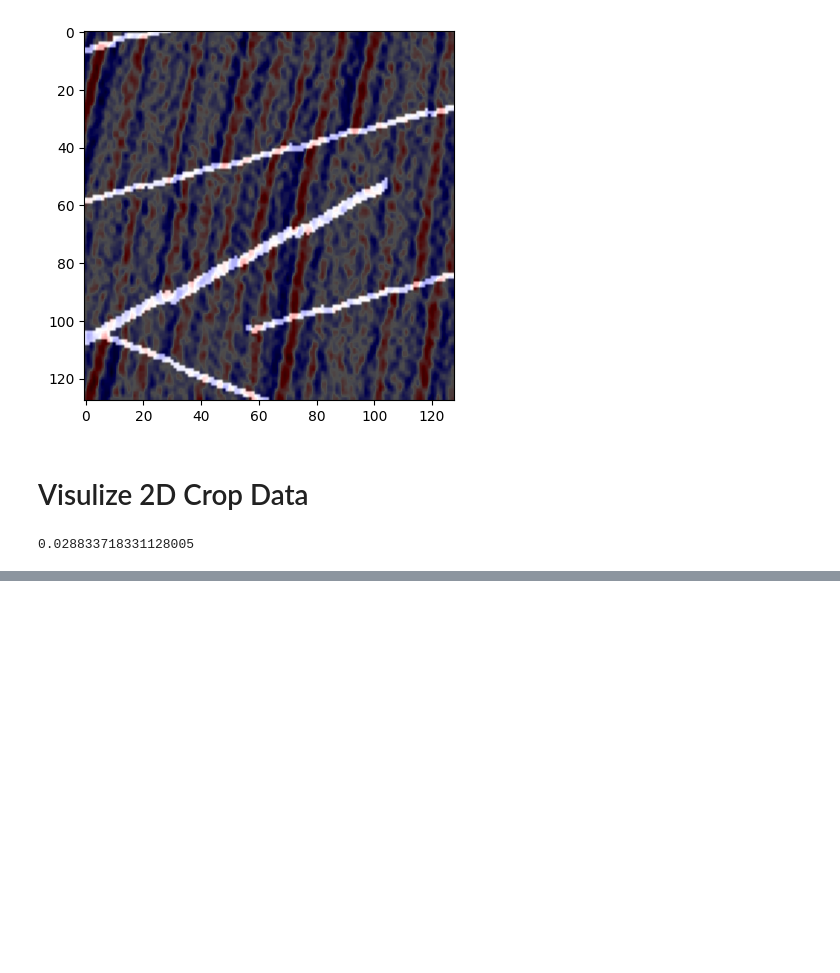
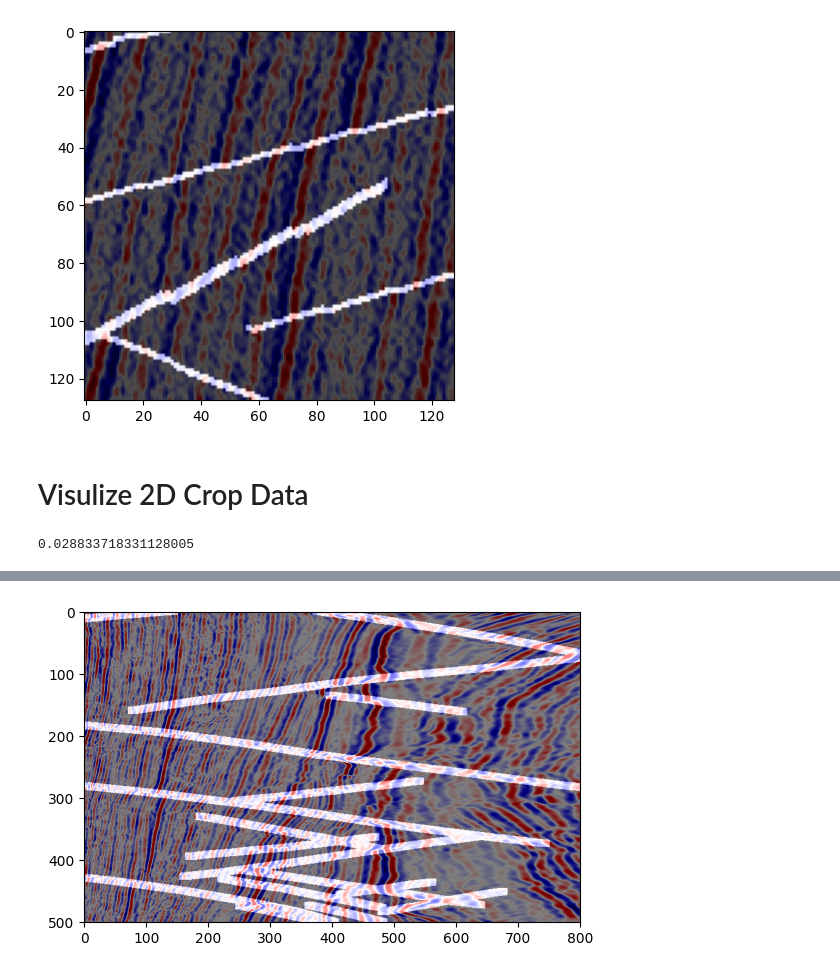
Before and after one commit to Kinlyran/Fault_Recong_zzr, a Jupyter notebook: data_explore.ipynb, the cells around one changed output, grey strips where cells are left out. Cells and saved outputs as stored; diff of their text form; code cells hidden in the pictures; blank space fills up the shorter version.

```diff
--- a/data_explore.ipynb
+++ b/data_explore.ipynb
@@ -109,0 +110,7 @@ plt.show()
+# %%
+plt.imshow(image, cmap='seismic')
+kernel = np.ones((3,3), dtype=np.uint8)
+plt.imshow(cv2.dilate(label, kernel=kernel, iterations=5), cmap='gray', alpha=0.5)
+plt.show()
+# %% [output]
+[figure, added]
```
Also changed, not shown: parts of 1 cell of this notebook, 2 other files.
